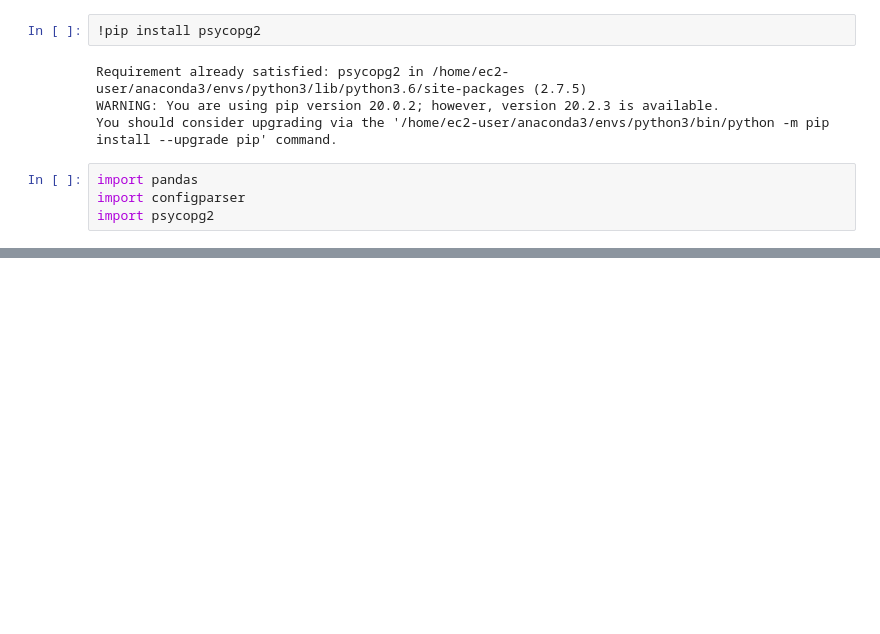
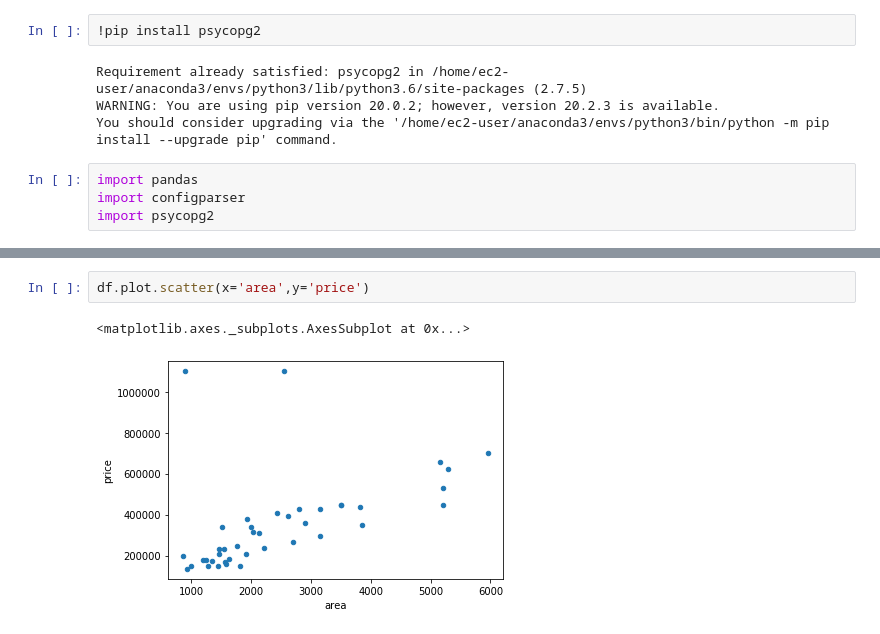
Before and after one commit to evanmungin/ia340-1, a Jupyter notebook: lec4.ipynb, the cells around one changed output, grey strips where cells are left out. Saved outputs shown, nothing was run; the diff lists cells and outputs as text; blank space fills up the shorter version.

```diff
--- a/lec4.ipynb
+++ b/lec4.ipynb
@@ -30,0 +125,5 @@ import psycopg2
+# %%
+df.plot.scatter(x='area',y='price')
+# %% [output]
+<matplotlib.axes._subplots.AxesSubplot at 0x...>
+[figure, added]
```
Also changed, not shown: parts of 27 cells of this notebook.
